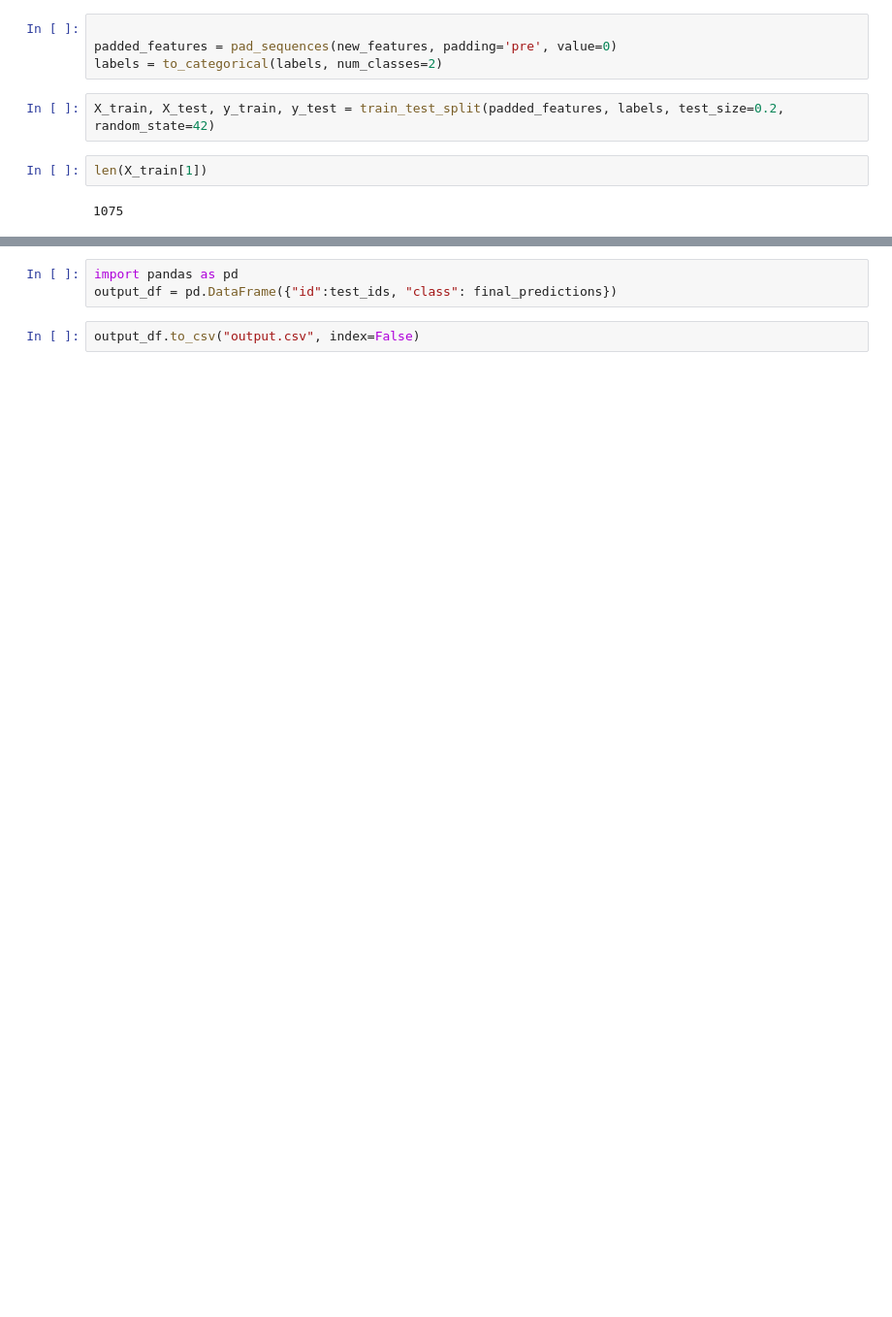
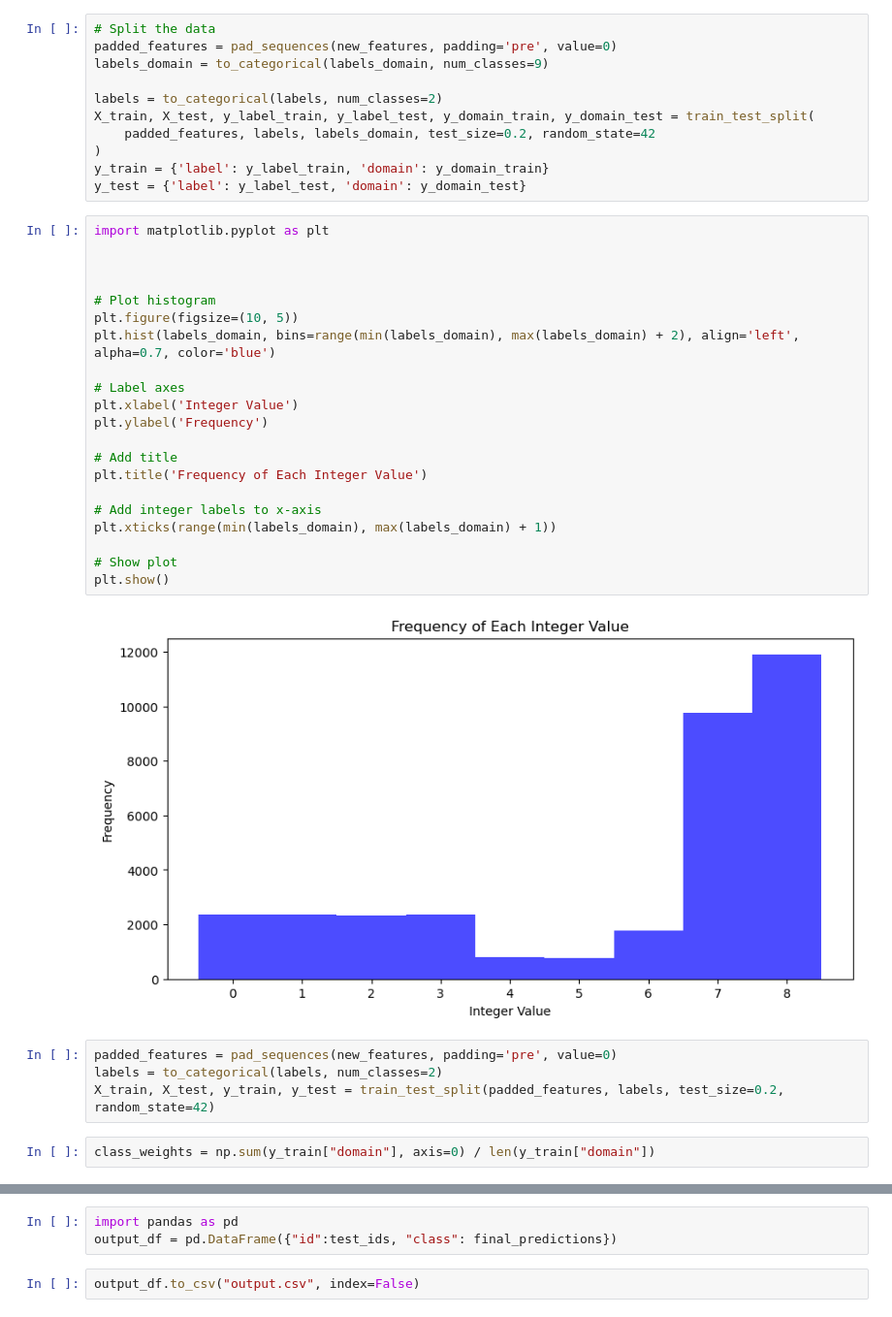
Before and after one commit to bbblockade/Fraud-detection--deep-learning, a Jupyter notebook: test-c-lstm.ipynb, the cells around one changed output, grey strips where cells are left out. Shown: that part at 97% size. Drawn from its saved outputs; the diff is of its cells as text; blank space fills up the shorter version.

```diff
--- a/test-c-lstm.ipynb
+++ b/test-c-lstm.ipynb
@@ -38,10 +51,40 @@ for text in features:
+# %%
+# Split the data
+padded_features = pad_sequences(new_features, padding='pre', value=0)
+labels_domain = to_categorical(labels_domain, num_classes=9)
+
+labels = to_categorical(labels, num_classes=2)
+X_train, X_test, y_label_train, y_label_test, y_domain_train, y_domain_test = train_test_split(
+    padded_features, labels, labels_domain, test_size=0.2, random_state=42
+)
+y_train = {'label': y_label_train, 'domain': y_domain_train}
+y_test = {'label': y_label_test, 'domain': y_domain_test}
+# %%
+import matplotlib.pyplot as plt
+
+
+
+# Plot histogram
+plt.figure(figsize=(10, 5))
+plt.hist(labels_domain, bins=range(min(labels_domain), max(labels_domain) + 2), align='left', alpha=0.7, color='blue')
+
+# Label axes
+plt.xlabel('Integer Value')
+plt.ylabel('Frequency')
+
+# Add title
+plt.title('Frequency of Each Integer Value')
+
+# Add integer labels to x-axis
+plt.xticks(range(min(labels_domain), max(labels_domain) + 1))
+
+# Show plot
+plt.show()
+# %% [output]
+[figure, added]
 # %%
-
 padded_features = pad_sequences(new_features, padding='pre', value=0)
 labels = to_categorical(labels, num_classes=2)
+X_train, X_test, y_train, y_test = train_test_split(padded_features, labels, test_size=0.2, random_state=42)
-# %%
-X_train, X_test, y_train, y_test = train_test_split(padded_features, labels, test_size=0.2, random_state=42)
-# %%
-len(X_train[1])
-# %% [output]
-1075
+# %%
+class_weights = np.sum(y_train["domain"], axis=0) / len(y_train["domain"])
```
Also changed, not shown: parts of 27 cells of this notebook, 15 other files.
